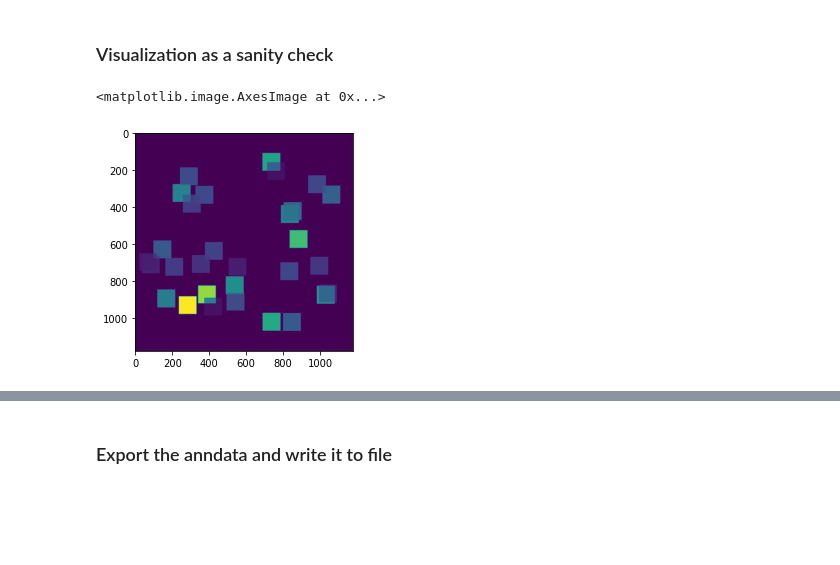
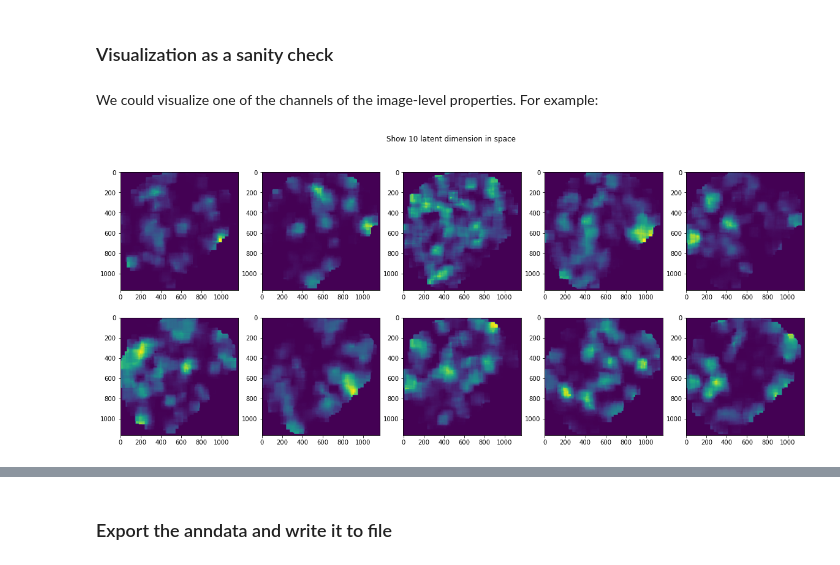
Before and after one commit to broadinstitute/tissue_purifier, a Jupyter notebook: notebooks/notebook2.ipynb, the cells around one changed output, grey strips where cells are left out. Drawn from its saved outputs; the diff is of its cells as text; code cells hidden in the pictures; blank space fills up the shorter version.

```diff
--- a/notebooks/notebook2.ipynb
+++ b/notebooks/notebook2.ipynb
@@ -204,5 +189,10 @@ sp_imgs[0].inspect()
 # %%
-n_patches_max = 30
+n_patches_max = 1000 # cover the tissue with this many overlapping patches
+
+# put sparse images and model on GPU if available
+if torch.cuda.is_available():
+    sp_imgs = [tmp.cuda() for tmp in sp_imgs]
+    model = model.cuda()
 
 sp_imgs[0].compute_patch_features(
     feature_name="barlow",
@@ -261,7 +253,12 @@ sp_imgs[0].inspect()
 # %% [markdown]
 ### Visualization as a sanity check
-# %%
-plt.imshow(sp_imgs[0].image_properties_dict["barlow"][0])
-# %% [output]
-<matplotlib.image.AxesImage at 0x...>
-[figure, removed]
+# %% [markdown]
+We could visualize one of the channels of the image-level properties. For example:
+# %%
+from tissue_purifier.plots import show_raw_one_channel
+show_raw_one_channel(sp_imgs[0].read_from_image_dictionary(key="barlow")[:10],
+                    n_col=5,
+                    sup_title="Show 10 latent dimension in space",
+                    cmap='viridis')
+# %% [output]
+[figure, added]
```
Also changed, not shown: parts of 29 cells of this notebook, 3 other files.
